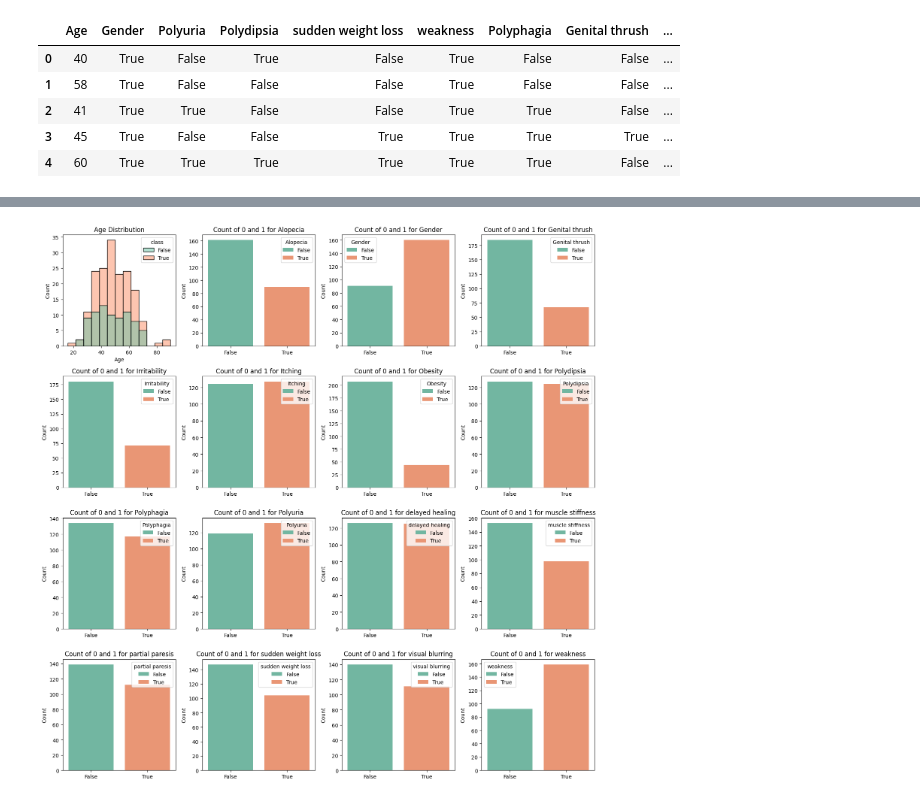
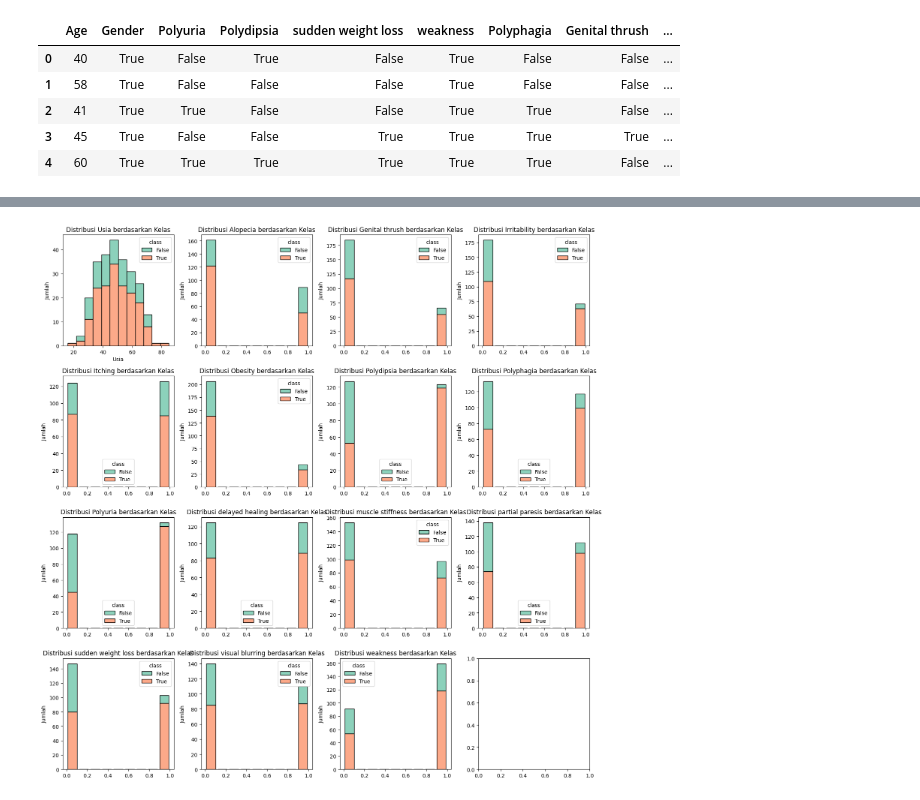
Before and after one commit to Ax3lrod/diabetes-risk-prediction-eda, a Jupyter notebook: eda.ipynb, the cells around one changed output, grey strips where cells are left out. Saved outputs shown, nothing was run; the diff lists cells and outputs as text; code cells hidden in the pictures.

```diff
--- a/eda.ipynb
+++ b/eda.ipynb
@@ -145,0 +184,16 @@ Name: count, dtype: int64
+# %%
+# Menentukan kolom yang akan divisualisasikan, tanpa 'Age', 'class', dan 'Gender'
+columns_to_visualize = data.columns.difference(['Age', 'class', 'Gender'])
+
+fig, axes = plt.subplots(nrows=4, ncols=4, figsize=(15, 12))
+axes = axes.flatten()
+
+# Visualisasi distribusi variable lain
+for i, col in enumerate(columns_to_visualize):
+    sns.countplot(x=data[col], hue=data[col], ax=axes[i], palette='Set2')
+    axes[i].set_title(f'{col} Distribution')
+    axes[i].set_xlabel('')
+    axes[i].set_ylabel('Count')
+
+plt.tight_layout()
+plt.show()
@@ -181,23 +292,22 @@ plt.show()
 # %%
-columns_to_visualize = data.columns.difference(['Age', 'class'])
-
+# Memvisualisasikan distribusi setiap variabel lain berdasarkan kelas
 fig, axes = plt.subplots(nrows=4, ncols=4, figsize=(15, 15))
 axes = axes.flatten()
 
-# Relasi antara Age dan class
-sns.histplot(data=data, x='Age', hue='class', kde=False, ax=axes[0], palette='Set2')
-axes[0].set_title('Age Distribution')
-axes[0].set_xlabel('Age')
-axes[0].set_ylabel('Count')
+# Menambahkan histogram untuk Age
+sns.histplot(data, x='Age', hue='class', multiple="stack", kde=False, ax=axes[0], palette='Set2')
+axes[0].set_title('Distribusi Usia berdasarkan Kelas')
+axes[0].set_xlabel('Usia')
+axes[0].set_ylabel('Jumlah')
 
-# Relasi antara variabel lain dengan class
+# Menambahkan histogram untuk fitur lainnya
 for i, col in enumerate(columns_to_visualize):
-    sns.countplot(x=data[col], hue=data[col], ax=axes[i+1], palette='Set2')
-    axes[i+1].set_title(f'Count of 0 and 1 for {col}')
+    sns.histplot(data, x=col, hue='class', multiple="stack", ax=axes[i+1], shrink=.8, palette='Set2')
+    axes[i+1].set_title(f'Distribusi {col} berdasarkan Kelas')
     axes[i+1].set_xlabel('')
-    axes[i+1].set_ylabel('Count')
+    axes[i+1].set_ylabel('Jumlah')
 
 plt.tight_layout()
 plt.show()
 # %% [output]
-[figure, old version]
+[figure, new version]
```
Also changed, not shown: parts of 12 cells of this notebook.
